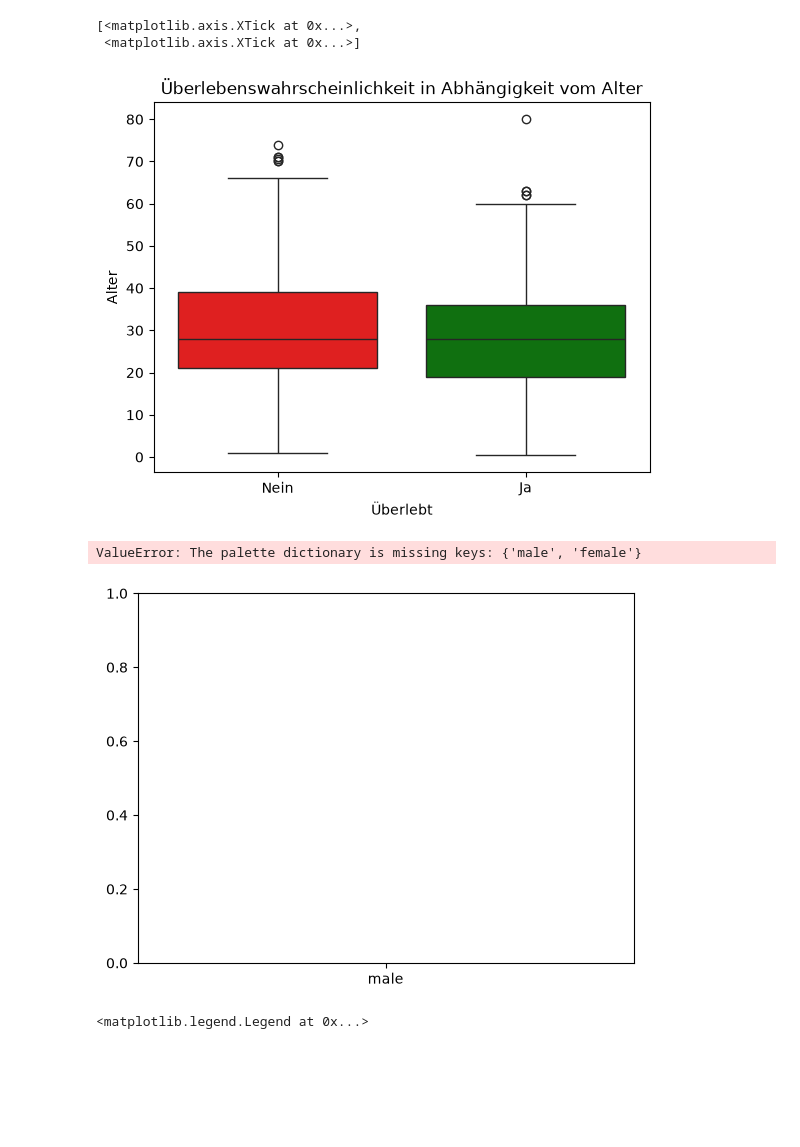
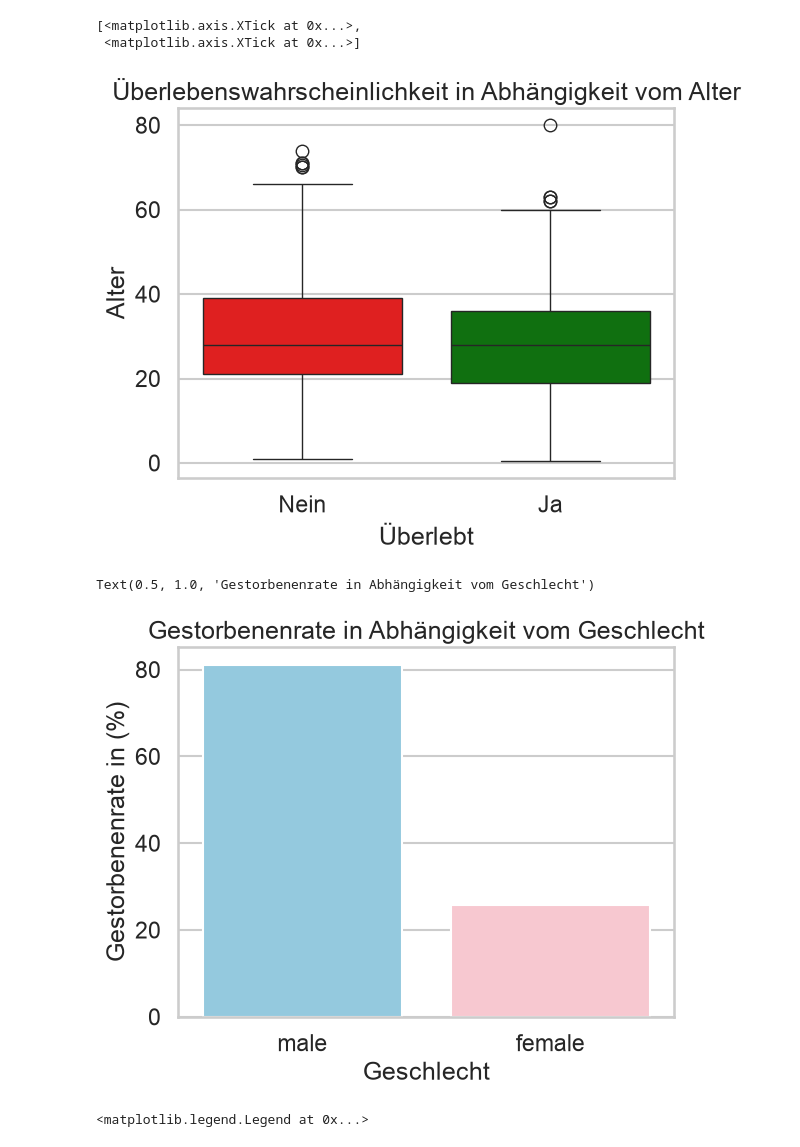
Before and after one commit to kernlogik/titanic_passengers, a Jupyter notebook: Notebook/titanic_nb_luca.ipynb, the cells around one changed output. Saved outputs shown, nothing was run; the diff lists cells and outputs as text; code cells hidden in the pictures; blank space fills up the shorter version.

```diff
--- a/Notebook/titanic_nb_luca.ipynb
+++ b/Notebook/titanic_nb_luca.ipynb
@@ -4,22 +4,22 @@ import numpy as np
 import matplotlib.pyplot as plt
 import seaborn as sns
 # %%
-titanic_data = pd.read_parquet("../titanic_passengers/titanic.parquet")
+titanic_data = pd.read_parquet("../titanic.parquet")
 
 colors = {0: "red", 1: "green"}
 
 bp = sns.boxplot(x='Survived', y='Age', data=titanic_data, palette=colors, hue="Survived", legend=False)
 #set(title="Überlebenswahrscheinlichkeit in Abhängigkeit vom Alter")
 bp.set_title("Überlebenswahrscheinlichkeit in Abhängigkeit vom Alter")
 bp.set_xlabel("Überlebt")
 bp.set_ylabel("Alter")
 bp.set_xticks([0, 1], ['Nein', 'Ja'])
 # %% [output]
 [<matplotlib.axis.XTick at 0x...>,
  <matplotlib.axis.XTick at 0x...>]
-[figure, old version]
+[figure, new version]
 # %%
-titanic_data = pd.read_parquet("../titanic_passengers/titanic.parquet")
+titanic_data = pd.read_parquet("../titanic.parquet")
 
 filtered_data_male = titanic_data[titanic_data["Sex"] == "male"]
 filtered_data_male_died = titanic_data[(titanic_data["Sex"] == "male") & (titanic_data["Survived"] == 0)]
@@ -35,13 +35,13 @@ plot_data = pd.DataFrame({
     "Gestorbenenrate in (%)": [gestorben_maenner, gestorben_frauen]
 })
 
-
+colors = ["skyblue", "pink"]
 bp = sns.barplot(x="Geschlecht", y="Gestorbenenrate in (%)", data=plot_data, palette=colors, hue="Geschlecht")
 
 bp.set_ylabel("Gestorbenenrate in (%)")
 bp.set_xlabel("Geschlecht")
 bp.set_title("Gestorbenenrate in Abhängigkeit vom Geschlecht")
 # %% [output]
-ValueError: The palette dictionary is missing keys: {'male', 'female'}
+Text(0.5, 1.0, 'Gestorbenenrate in Abhängigkeit vom Geschlecht')
-[figure, old version]
+[figure, new version]
 # %%
```
Also changed, not shown: parts of 2 cells of this notebook.
